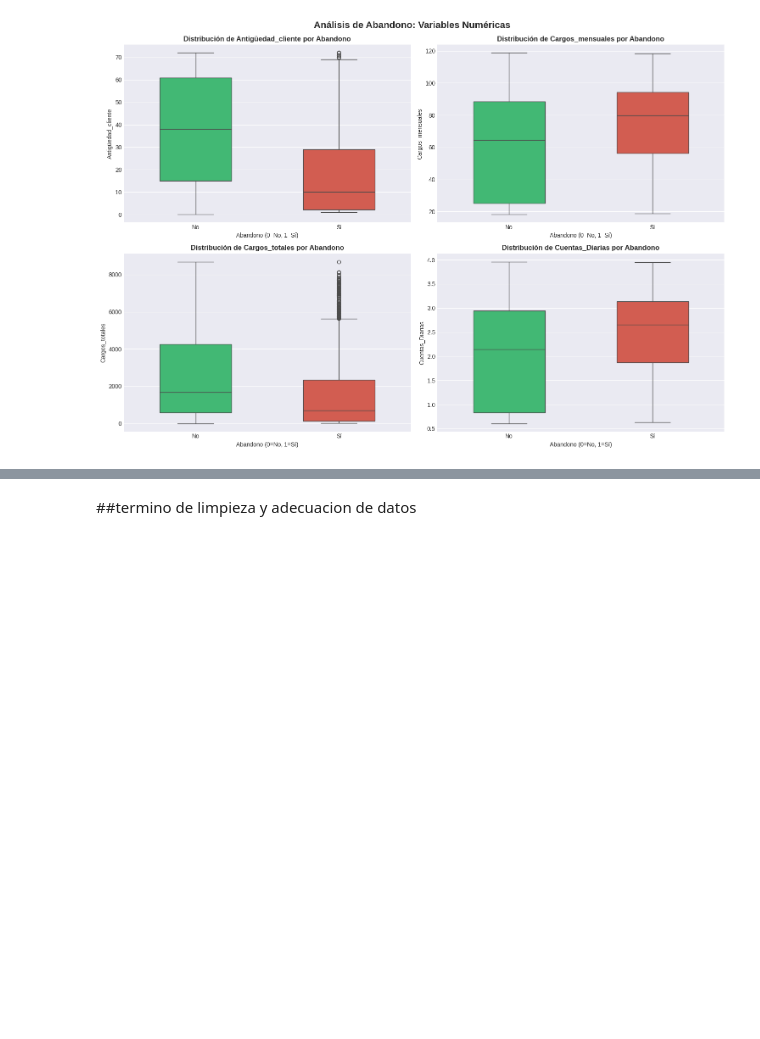
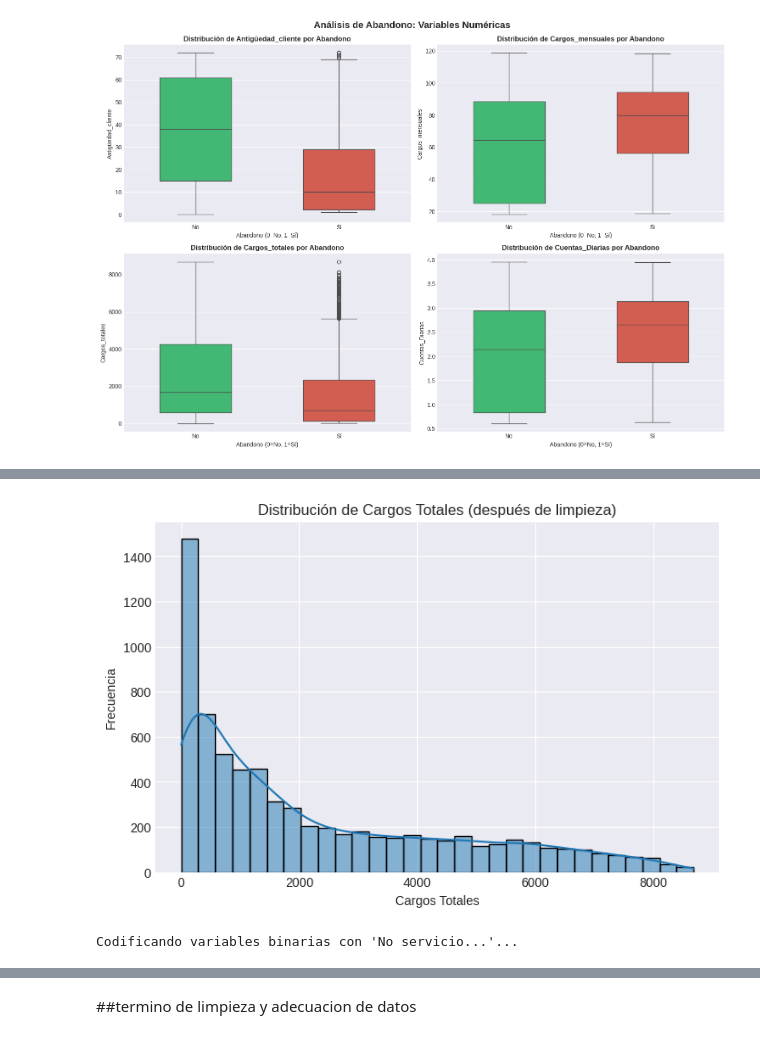
Before and after one commit to Brianbrowncoopman/telecom_X_2, a Jupyter notebook: Telecom_X_2.ipynb, the cells around one changed output, grey strips where cells are left out. Saved outputs shown, nothing was run; the diff lists cells and outputs as text; code cells hidden in the pictures; blank space fills up the shorter version.

```diff
--- a/Telecom_X_2.ipynb
+++ b/Telecom_X_2.ipynb
@@ -567,0 +590,10 @@ plt.show()
+# %%
+datos['Cargos_totales'] = pd.to_numeric(datos['Cargos_totales'], errors='coerce')
+# %%
+nan_in_cargos = datos['Cargos_totales'].isnull().sum()
+if nan_in_cargos > 0:
+    print(f"Se encontraron {nan_in_cargos} valores no numéricos (NaN) en 'Cargos_totales'.")
+    # Imputar los NaNs con la mediana (o 0, o la media, dependiendo del contexto, mediana es robusta a outliers)
+    # En este caso, si Cargos_totales es NaN, probablemente el cliente acaba de empezar y no tiene cargos, por lo que 0 podría ser apropiado.
+    datos['Cargos_totales'].fillna(0, inplace=True)
+    print("NaNs en 'Cargos_totales' imputados con 0.")
@@ -567,0 +615,19 @@ plt.show()
+# %%
+plt.figure(figsize=(8, 5))
+sns.histplot(datos['Cargos_totales'], kde=True, bins=30)
+plt.title('Distribución de Cargos Totales (después de limpieza)')
+plt.xlabel('Cargos Totales')
+plt.ylabel('Frecuencia')
+plt.show()
+# %% [output]
+[figure, added]
+# %%
+# 2. Codificación de variables binarias/categóricas específicas (No servicio, 0, 1)
+print("\nCodificando variables binarias con 'No servicio...'...")
+columns_to_map_binary = [
+    'Líneas_múltiples', 'Seguridad_en_línea', 'Respaldo_online',
+    'Protección_de_dispositivo', 'Soporte_técnico', 'Transmisión_TV',
+    'Transmisión_películas'
+]
+# %% [output]
+Codificando variables binarias con 'No servicio...'...
```
Also changed, not shown: parts of 54 cells of this notebook.
